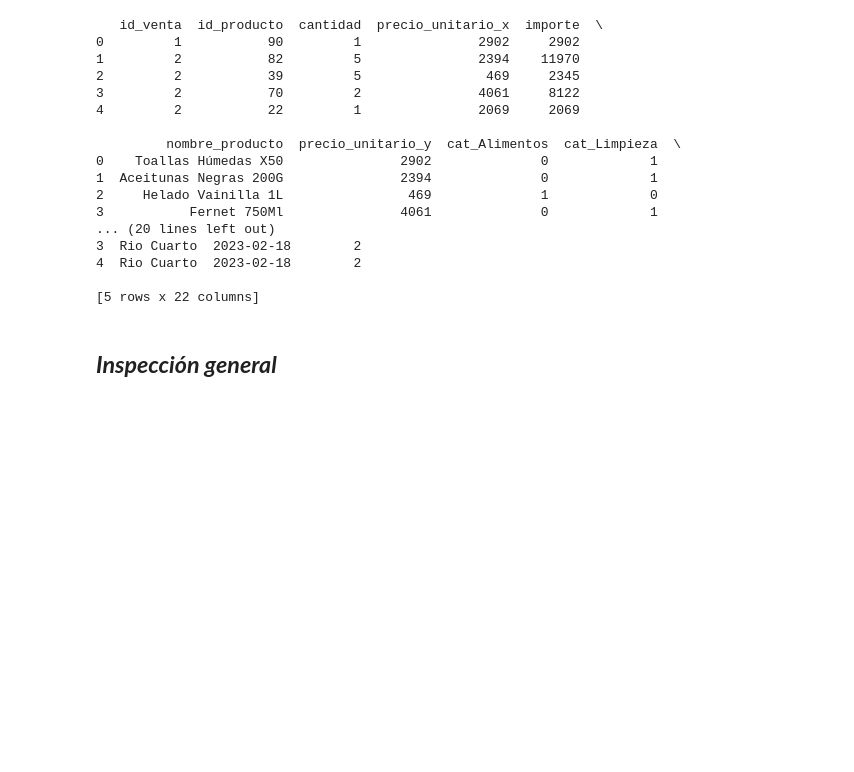
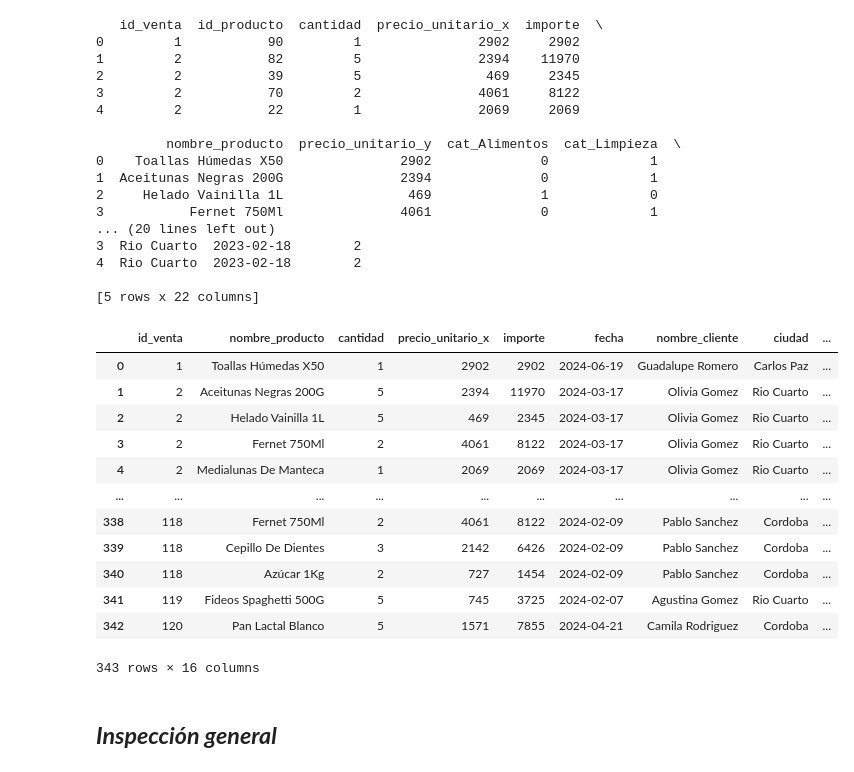
Before and after one commit to YolicLuna/Jos-Yolic-Proyecto_Aurelion, a Jupyter notebook: 2_Analisis_estadistico_descriptivo/Analisis_estadistico_predictivo.ipynb, the cells around one changed output. Saved outputs shown, nothing was run; the diff lists cells and outputs as text; code cells hidden in the pictures; blank space fills up the shorter version.

```diff
--- a/Analisis_estadistico_descriptivo/Analisis_estadistico_predictivo.ipynb
+++ b/2_Analisis_estadistico_descriptivo/Analisis_estadistico_predictivo.ipynb
@@ -48,6 +48,23 @@ print(analisis_relacional.head())
 4  Rio Cuarto  2023-02-18        2
 
 [5 rows x 22 columns]
+# %%
+df = analisis_relacional[['id_venta', 'nombre_producto', 'cantidad', 'precio_unitario_x', 'importe', 'fecha', 'nombre_cliente', 'ciudad', 'fecha_alta', 'cat_Alimentos', 'cat_Limpieza', 'pago_Efectivo', 'pago_Tarjeta', 'pago_Qr', 'pago_Transferencia', 'mes_venta']].copy()
+df
+# %% [output]
+|  | id_venta | nombre_producto | cantidad | precio_unitario_x | importe | fecha | nombre_cliente | ciudad | ... |
+| 0 | 1 | Toallas Húmedas X50 | 1 | 2902 | 2902 | 2024-06-19 | Guadalupe Romero | Carlos Paz | ... |
+| 1 | 2 | Aceitunas Negras 200G | 5 | 2394 | 11970 | 2024-03-17 | Olivia Gomez | Rio Cuarto | ... |
+| 2 | 2 | Helado Vainilla 1L | 5 | 469 | 2345 | 2024-03-17 | Olivia Gomez | Rio Cuarto | ... |
+| 3 | 2 | Fernet 750Ml | 2 | 4061 | 8122 | 2024-03-17 | Olivia Gomez | Rio Cuarto | ... |
+| 4 | 2 | Medialunas De Manteca | 1 | 2069 | 2069 | 2024-03-17 | Olivia Gomez | Rio Cuarto | ... |
+| ... | ... | ... | ... | ... | ... | ... | ... | ... | ... |
+| 338 | 118 | Fernet 750Ml | 2 | 4061 | 8122 | 2024-02-09 | Pablo Sanchez | Cordoba | ... |
+| 339 | 118 | Cepillo De Dientes | 3 | 2142 | 6426 | 2024-02-09 | Pablo Sanchez | Cordoba | ... |
+| 340 | 118 | Azúcar 1Kg | 2 | 727 | 1454 | 2024-02-09 | Pablo Sanchez | Cordoba | ... |
+| 341 | 119 | Fideos Spaghetti 500G | 5 | 745 | 3725 | 2024-02-07 | Agustina Gomez | Rio Cuarto | ... |
+| 342 | 120 | Pan Lactal Blanco | 5 | 1571 | 7855 | 2024-04-21 | Camila Rodriguez | Cordoba | ... |
+343 rows × 16 columns
 # %% [markdown]
 ## ***Inspección general***
 # %%
```
Also changed, not shown: parts of 12 cells of this notebook, 34 other files.
